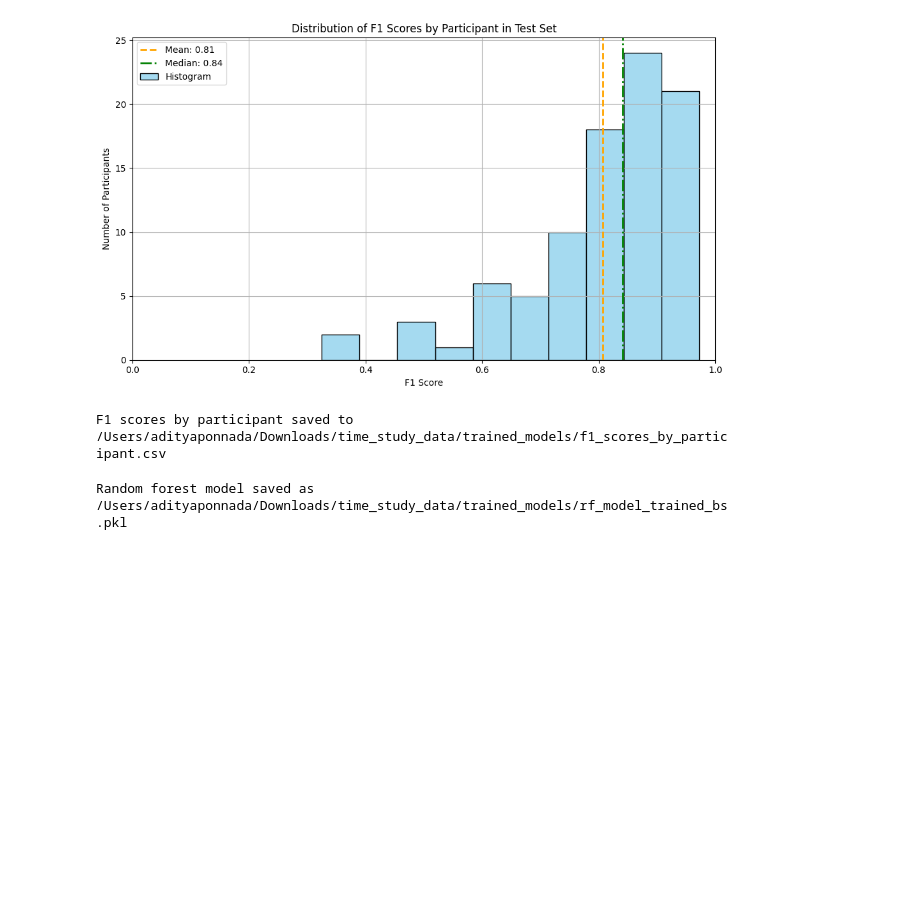
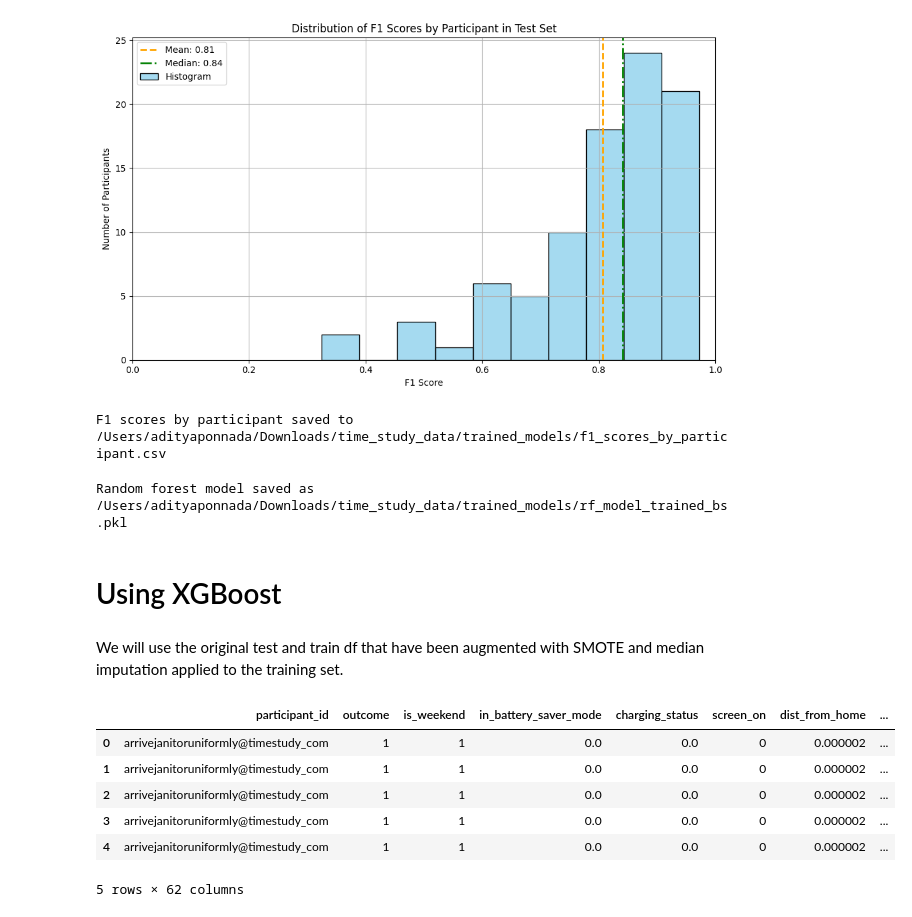
Before and after one commit to adityaponnada/real_time_prompting, a Jupyter notebook: general_model_between_user_with_SMOTE.ipynb, the cells around one changed output. Cells and saved outputs as stored; diff of their text form; code cells hidden in the pictures; blank space fills up the shorter version.

Commit message:
Apply XGBoost on between user split

```diff
--- a/general_model_between_user_with_SMOTE.ipynb
+++ b/general_model_between_user_with_SMOTE.ipynb
@@ -24,5 +27,0 @@ from imblearn.over_sampling import SMOTE
-# %%
-## import dataset
-raw_feature_df_scaled = pd.read_csv('/Users/adityaponnada/Downloads/time_study_data/processed_features_v100.csv')
-## Display the first few rows of the dataset
-raw_feature_df_scaled.head()
@@ -40,22 +27,0 @@ Using median strategy [SKIP NOW: Only for training data]
-# %%
-def impute_missing_with_median(df):
-    """
-    Impute missing values in all columns of a DataFrame using the median strategy within each participant_id group, except for 'participant_id' and 'outcome'.
-    If a group has all missing values for a column, fallback to the global median for that column.
-    Returns a new DataFrame with imputed values.
-    """
-    skip_cols = ['participant_id', 'outcome']
-    cols_to_impute = [col for col in df.columns if col not in skip_cols]
-    df_result = df.copy()
-    global_medians = df[cols_to_impute].median()
-    def impute_group(group):
-        group_medians = group.median()
-        fill_values = group_medians.fillna(global_medians)
-        return group.fillna(fill_values)
-    # Only apply groupby to columns to impute, avoiding the warning
-    imputed = df[cols_to_impute].groupby(df['participant_id'], group_keys=False).apply(impute_group)
-    df_result[cols_to_impute] = imputed
-    return df_result
-
-# Example usage:
-raw_feature_df_scaled = impute_missing_with_median(raw_feature_df_scaled)
@@ -948,3 +891,17 @@ def save_rf_model_as_pickle(rf_model, filename):
 save_rf_model_as_pickle(rf_model, 'rf_model_trained_bs.pkl')
 # %% [output]
 Random forest model saved as /Users/adityaponnada/Downloads/time_study_data/trained_models/rf_model_trained_bs.pkl
+# %% [markdown]
+# Using XGBoost
+# %% [markdown]
+We will use the original test and train df that have been augmented with SMOTE and median imputation applied to the training set.
+# %%
+train_df.head(5)
+# %% [output]
+|  | participant_id | outcome | is_weekend | in_battery_saver_mode | charging_status | screen_on | dist_from_home | ... |
+| 0 | arrivejanitoruniformly@timestudy_com | 1 | 1 | 0.0 | 0.0 | 0 | 0.000002 | ... |
+| 1 | arrivejanitoruniformly@timestudy_com | 1 | 1 | 0.0 | 0.0 | 0 | 0.000002 | ... |
+| 2 | arrivejanitoruniformly@timestudy_com | 1 | 1 | 0.0 | 0.0 | 0 | 0.000002 | ... |
+| 3 | arrivejanitoruniformly@timestudy_com | 1 | 1 | 0.0 | 0.0 | 0 | 0.000002 | ... |
+| 4 | arrivejanitoruniformly@timestudy_com | 1 | 1 | 0.0 | 0.0 | 0 | 0.000002 | ... |
+5 rows × 62 columns
```
Also changed, not shown: parts of 12 cells of this notebook.
